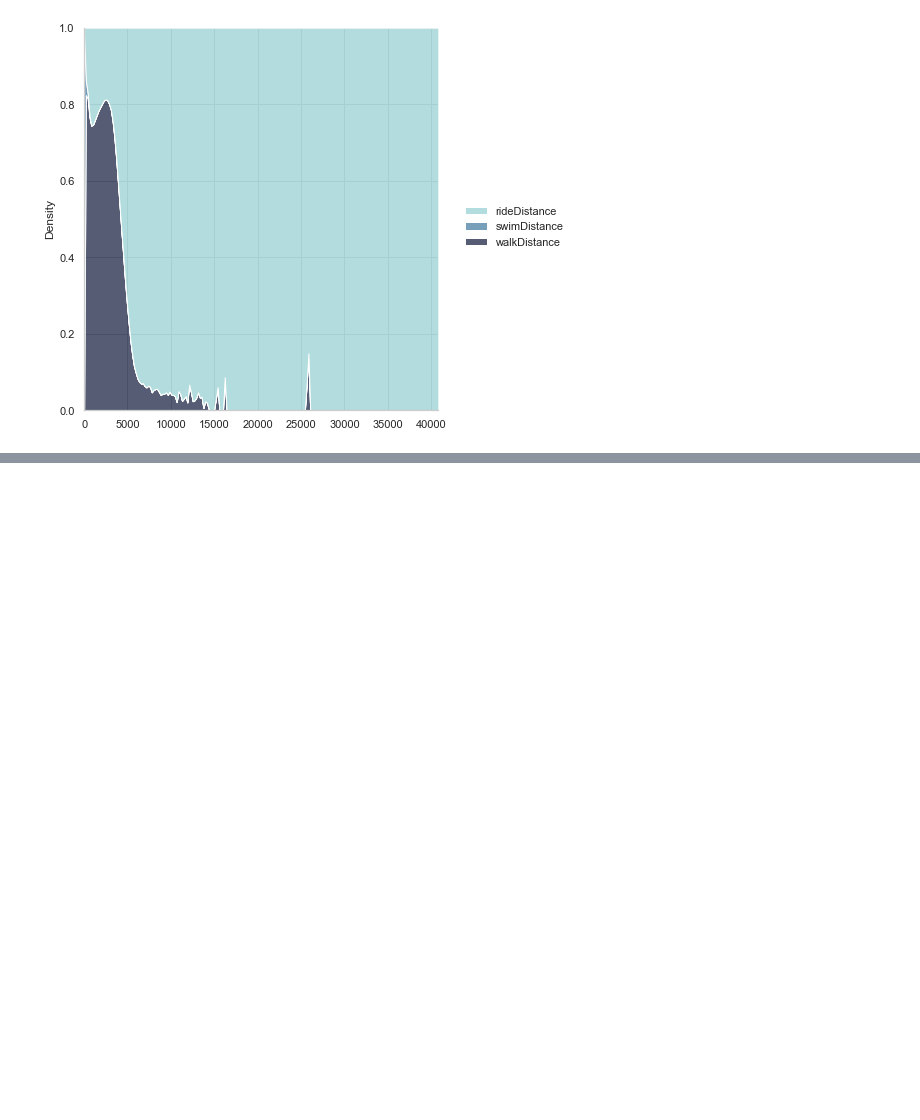
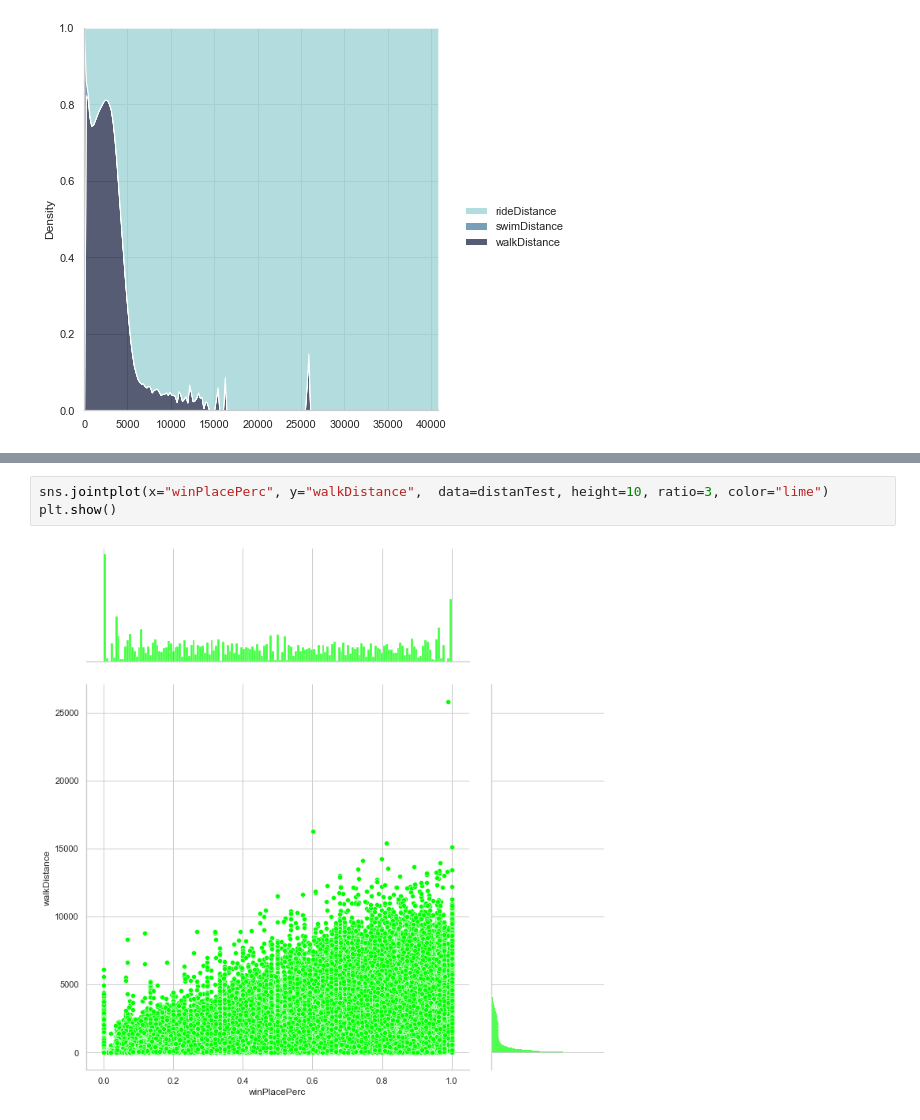
Before and after one commit to HalfMoon1008/PUBG_ML_Project, a Jupyter notebook: 2nModeling_PUBG.ipynb, the cells around one changed output, grey strips where cells are left out. Cells and saved outputs as stored; diff of their text form; blank space fills up the shorter version.

```diff
--- a/2nModeling_PUBG.ipynb
+++ b/2nModeling_PUBG.ipynb
@@ -109,0 +121,5 @@ sns.displot(
+# %%
+sns.jointplot(x="winPlacePerc", y="walkDistance",  data=distanTest, height=10, ratio=3, color="lime")
+plt.show()
+# %% [output]
+[figure, added]
```
Also changed, not shown: parts of 12 cells of this notebook.
